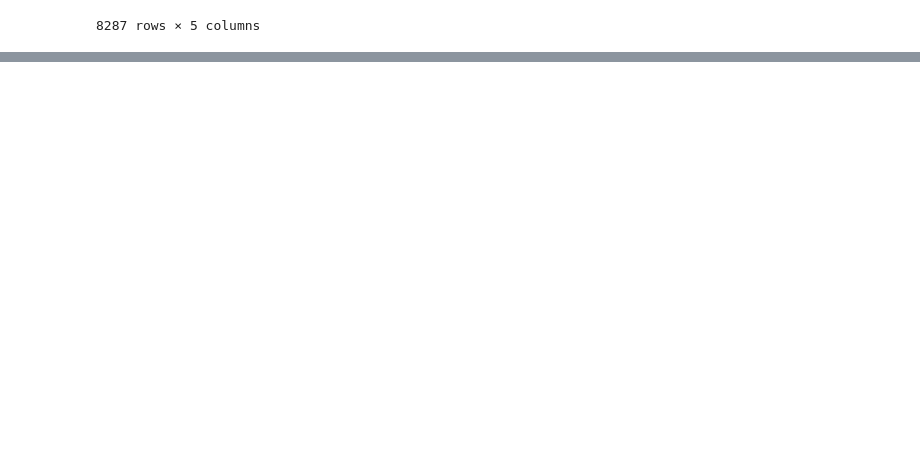
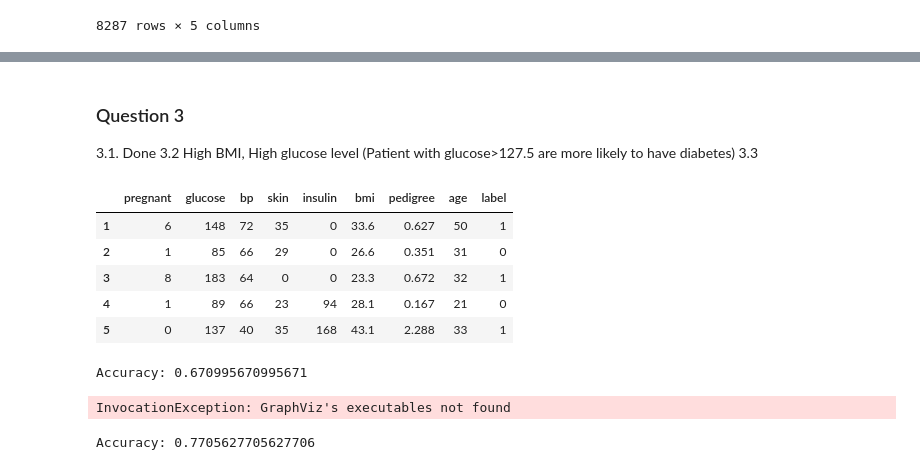
Before and after one commit to galenluhur/data-police-shootings, a Jupyter notebook: hw2.ipynb, the cells around one changed output, grey strips where cells are left out. Drawn from its saved outputs; the diff is of its cells as text; code cells hidden in the pictures; blank space fills up the shorter version.

```diff
--- a/hw2.ipynb
+++ b/hw2.ipynb
@@ -152,3 +152,28 @@ See the caveats in the documentation: https://pandas.pydata.org/pandas-docs/stab
 | 8285 | 4159587 | Mackenzie Dent | Mackenzie, E Eneas | An historical, topographical and ... | https://www.flickr.com/photos/bri... |
 | 8286 | 4160339 | unknown | unknown | Collectanea Topographica et Genea... | https://www.flickr.com/photos/bri... |
 8287 rows × 5 columns
+# %% [markdown]
+### Question 3
+3.1. Done
+3.2  High BMI, High glucose level (Patient with glucose>127.5 are more likely to have diabetes)
+3.3
+# %%
+# Load libraries
+import pandas as pd
+from sklearn.tree import DecisionTreeClassifier # Import Decision Tree Classifier
+from sklearn.model_selection import train_test_split # Import train_test_split function
+from sklearn import metrics #Import scikit-learn metrics module for accuracy calculation
+
+col_names = ['pregnant', 'glucose', 'bp', 'skin', 'insulin', 'bmi', 'pedigree', 'age', 'label']
+# load dataset
+pima = pd.read_csv("diabetes.csv", header=None, names=col_names)
+pima = pima.iloc[1:]
+
+pima.head()
+# %% [output]
+|  | pregnant | glucose | bp | skin | insulin | bmi | pedigree | age | label |
+| 1 | 6 | 148 | 72 | 35 | 0 | 33.6 | 0.627 | 50 | 1 |
+| 2 | 1 | 85 | 66 | 29 | 0 | 26.6 | 0.351 | 31 | 0 |
+| 3 | 8 | 183 | 64 | 0 | 0 | 23.3 | 0.672 | 32 | 1 |
+| 4 | 1 | 89 | 66 | 23 | 94 | 28.1 | 0.167 | 21 | 0 |
+| 5 | 0 | 137 | 40 | 35 | 168 | 43.1 | 2.288 | 33 | 1 |
@@ -154,0 +188,43 @@ See the caveats in the documentation: https://pandas.pydata.org/pandas-docs/stab
+# %%
+# Create Decision Tree classifer object
+clf = DecisionTreeClassifier()
+
+# Train Decision Tree Classifer
+clf = clf.fit(X_train,y_train)
+
+#Predict the response for test dataset
+y_pred = clf.predict(X_test)
+
+# Model Accuracy, how often is the classifier correct?
+print("Accuracy:",metrics.accuracy_score(y_test, y_pred))
+# %% [output]
+Accuracy: 0.670995670995671
+# %%
+from sklearn.tree import export_graphviz
+from sklearn.externals.six import StringIO
+from IPython.display import Image
+import pydotplus
+
+dot_data = StringIO()
+export_graphviz(clf, out_file=dot_data,
+                filled=True, rounded=True,
+                special_characters=True,feature_names = feature_cols,class_names=['0','1'])
+graph = pydotplus.graph_from_dot_data(dot_data.getvalue())
+graph.write_png('diabetes.png')
+Image(graph.create_png())
+# %% [output]
+InvocationException: GraphViz's executables not found
+# %%
+# Create Decision Tree classifer object
+clf = DecisionTreeClassifier(criterion="entropy", max_depth=3)
+
+# Train Decision Tree Classifer
+clf = clf.fit(X_train,y_train)
+
+#Predict the response for test dataset
+y_pred = clf.predict(X_test)
+
+# Model Accuracy, how often is the classifier correct?
+print("Accuracy:",metrics.accuracy_score(y_test, y_pred))
+# %% [output]
+Accuracy: 0.7705627705627706
```
Also changed, not shown: parts of 5 cells of this notebook, 2 other files.
